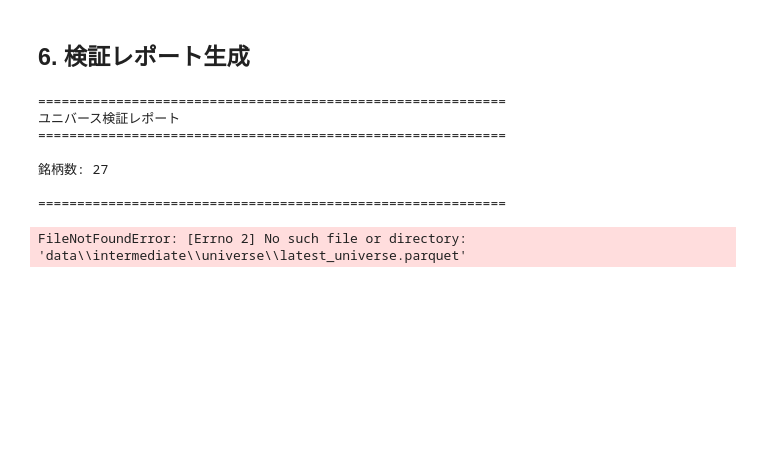
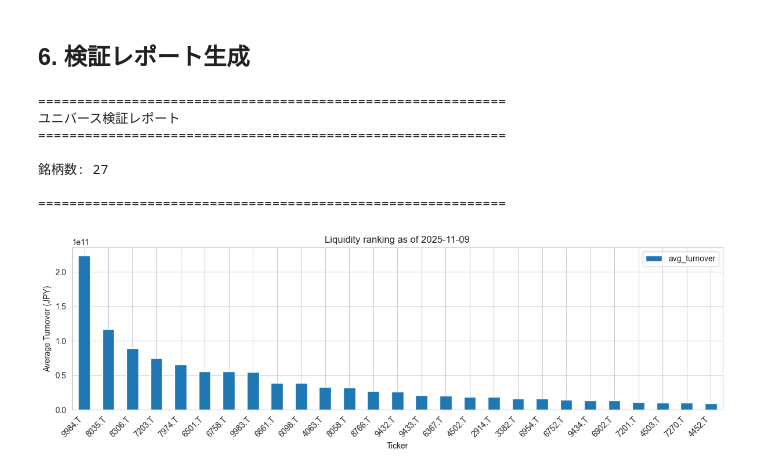
Before and after one commit to ki6051ns/equity01, a Jupyter notebook: research/universe_validation.ipynb, the cells around one changed output. Cells and saved outputs as stored; diff of their text form; code cells hidden in the pictures; blank space fills up the shorter version.

```diff
--- a/research/universe_validation.ipynb
+++ b/research/universe_validation.ipynb
@@ -10,5 +1,5 @@
 # %%
-# CELL 1
+# 初期設定とインポート
 from pathlib import Path
 import re
 from typing import Dict, List, Optional
@@ -16,6 +7,7 @@ from typing import Dict, List, Optional
 import pandas as pd
 import numpy as np
 import matplotlib.pyplot as plt
+import seaborn as sns
 
 # 研究ノートは research/ 配下想定。プロジェクトルートを自動算出
 PROJECT_ROOT = Path.cwd().resolve()
@@ -23,9 +15,13 @@ if PROJECT_ROOT.name == "research":
     PROJECT_ROOT = PROJECT_ROOT.parent  # c:/Users/sohta/equity01
 
 UNIVERSE_DIR = PROJECT_ROOT / "data" / "intermediate" / "universe"
-LISTINGS_CSV = PROJECT_ROOT / "data" / "raw" / "jpx_listings.csv"  # まずはこれを使う
 LATEST = UNIVERSE_DIR / "latest_universe.parquet"
 PAT = re.compile(r"(\d{8})_universe\.parquet$")
+
+# スタイル設定
+sns.set_style("whitegrid")
+plt.rcParams["figure.figsize"] = (12, 6)
+plt.rcParams["font.size"] = 10
 
 print("カレント:", Path.cwd())
 print("プロジェクト:", PROJECT_ROOT)
@@ -39,7 +35,7 @@ latest存在: True
 # %% [markdown]
 ## 1. データ読み込み
 # %%
-# CELL 2
+# データ読み込み関数の定義
 def _latest_snapshot_path() -> Optional[Path]:
     files = [p for p in UNIVERSE_DIR.glob("*_universe.parquet") if PAT.search(p.name)]
     if not files:
@@ -86,3 +82,9 @@ def calc_daily_overlap(unis: Dict[str, pd.DataFrame]) -> pd.DataFrame:
                          "count_today": len(cur), "count_prev": len(prev)})
         prev = cur
     return pd.DataFrame(rows)
+
+# 最新のユニバースを読み込む
+df_universe = load_latest_universe()
+print(f"ユニバース銘柄数: {len(df_universe)}")
+print(f"\n{df_universe.head()}")
+print(f"\nカラム: {df_universe.columns.tolist()}")
@@ -279,14 +271,16 @@ if 'df_universe' in locals():
 
 ============================================================
 # %%
-import pandas as pd
-import matplotlib.pyplot as plt
-
-# プロジェクトルートから相対パスで読み込み
-u = pd.read_parquet(UNIVERSE_DIR / "latest_universe.parquet")
-u.plot.bar(x="ticker", y="avg_turnover", figsize=(12,4))
-plt.title(f"Liquidity ranking as of {u['asof'].iloc[0]}")
-plt.ylabel("Average Turnover (JPY)")
-plt.show()
+# 流動性ランキングの可視化
+if 'df_universe' in locals() and len(df_universe) > 0:
+    df_universe.plot.bar(x="ticker", y="avg_turnover", figsize=(12,4))
+    plt.title(f"Liquidity ranking as of {df_universe['asof'].iloc[0]}")
+    plt.ylabel("Average Turnover (JPY)")
+    plt.xlabel("Ticker")
+    plt.xticks(rotation=45, ha='right')
+    plt.tight_layout()
+    plt.show()
+else:
+    print("df_universeが定義されていません。Cell 4を先に実行してください。")
 # %% [output]
-FileNotFoundError: [Errno 2] No such file or directory: 'data\\intermediate\\universe\\latest_universe.parquet'
+[figure, added]
```
Also changed, not shown: parts of 5 cells of this notebook, 37 other files.
